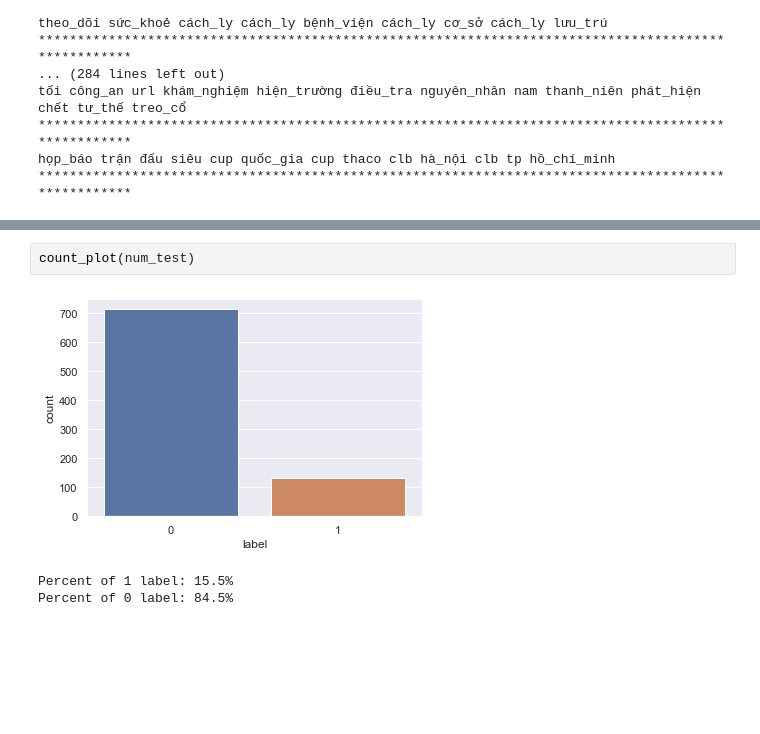
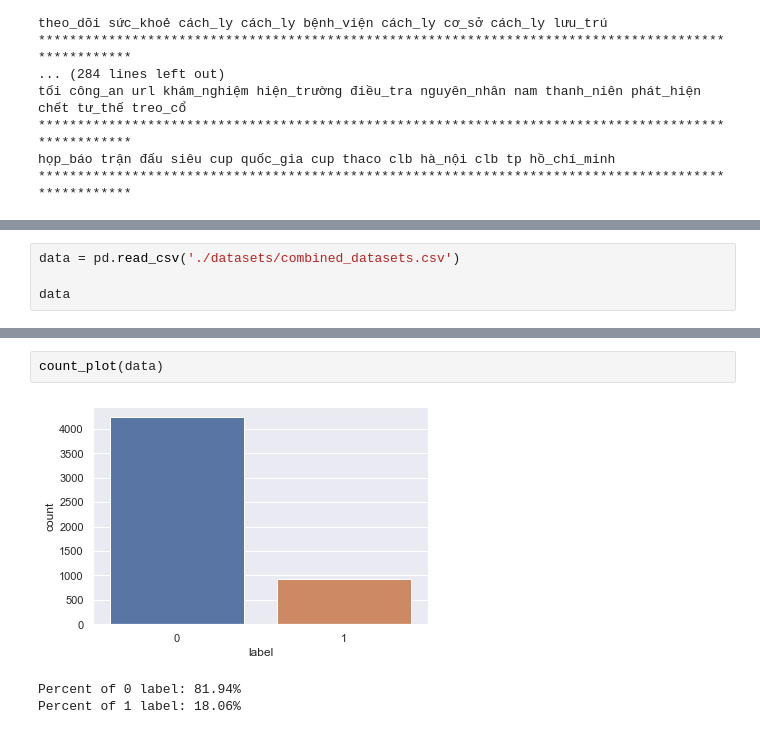
Before and after one commit to khaidoandk97/ReINTEL, a Jupyter notebook: EDA.ipynb, the cells around one changed output, grey strips where cells are left out. Saved outputs shown, nothing was run; the diff lists cells and outputs as text; blank space fills up the shorter version.

```diff
--- a/EDA.ipynb
+++ b/EDA.ipynb
@@ -428,0 +499,4 @@ num_test.head(10)
+# %%
+data = pd.read_csv('./datasets/combined_datasets.csv')
+
+data
@@ -429,6 +517,6 @@ num_test.head(10)
 # %%
-count_plot(num_test)
+count_plot(data)
 # %% [output]
-[figure, old version]
+[figure, new version]
-Percent of 1 label: 15.5%
-Percent of 0 label: 84.5%
+Percent of 0 label: 81.94%
+Percent of 1 label: 18.06%
```
Also changed, not shown: parts of 12 cells of this notebook, 18 other files.
